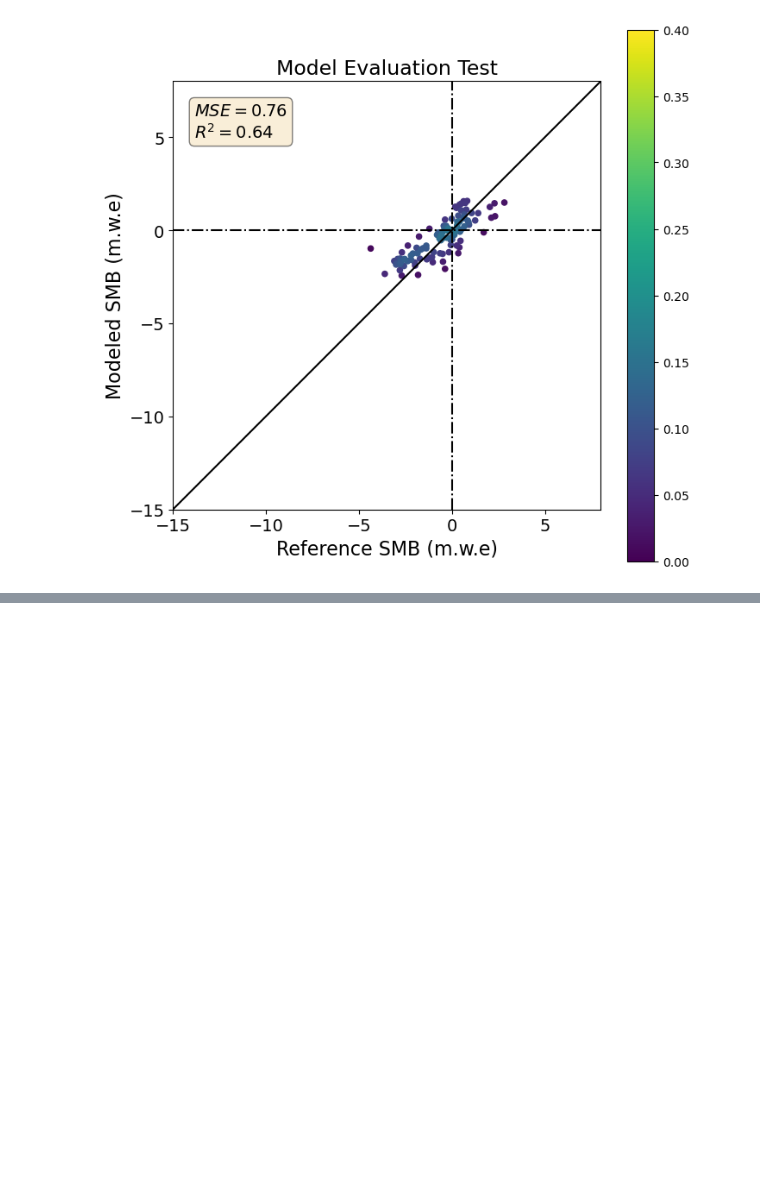
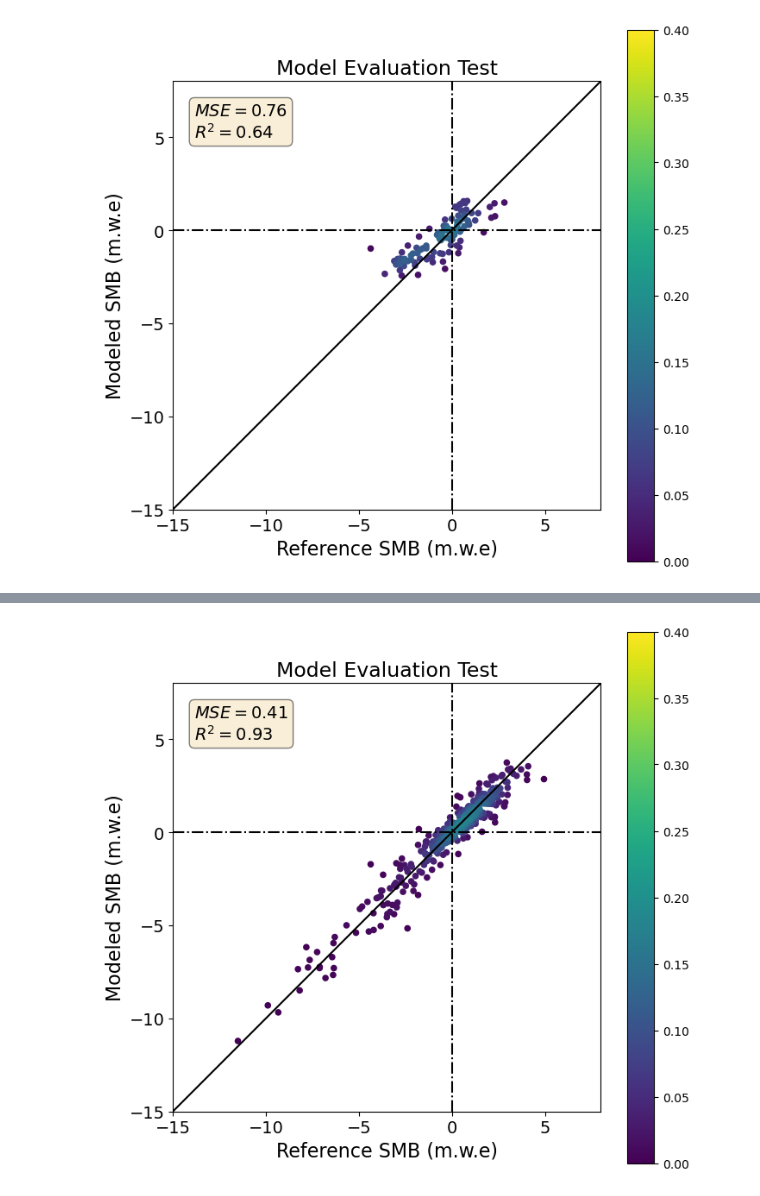
Before and after one commit to khsjursen/ML_MB_Norway, a Jupyter notebook: train_model_sogn.ipynb, the cells around one changed output, grey strips where cells are left out. Cells and saved outputs as stored; diff of their text form; code cells hidden in the pictures; blank space fills up the shorter version.

```diff
--- a/train_model_sogn.ipynb
+++ b/train_model_sogn.ipynb
@@ -890,0 +1025,13 @@ plot_prediction(y_test, y_pred_test, 'Test', n_toplot=5000)
+# %%
+# Define model object with best hyperparameters.
+#xgb_model = xgb.XGBRegressor(learning_rate = 0.05,
+#                             n_estimators = 400,
+#                             max_depth = 3)
+
+# Predict on hold-out test set and plot predictions
+xgb_model.fit(X_train, y_train)
+y_pred_test = xgb_model.predict(X_test)
+
+plot_prediction(y_test, y_pred_test, 'Test', n_toplot=5000)
+# %% [output]
+[figure, added]
```
Also changed, not shown: parts of 23 cells of this notebook.
